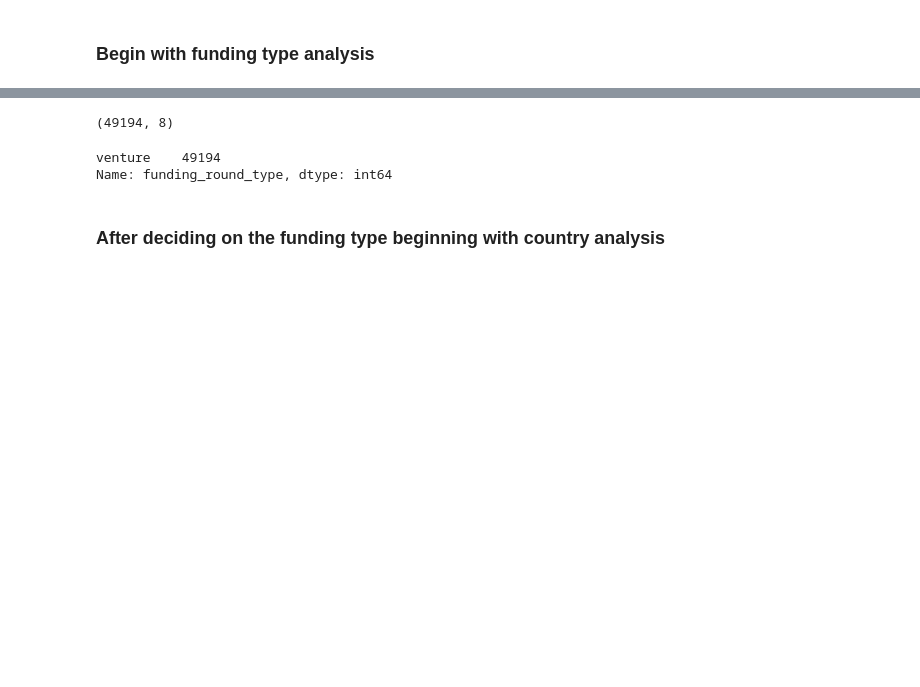
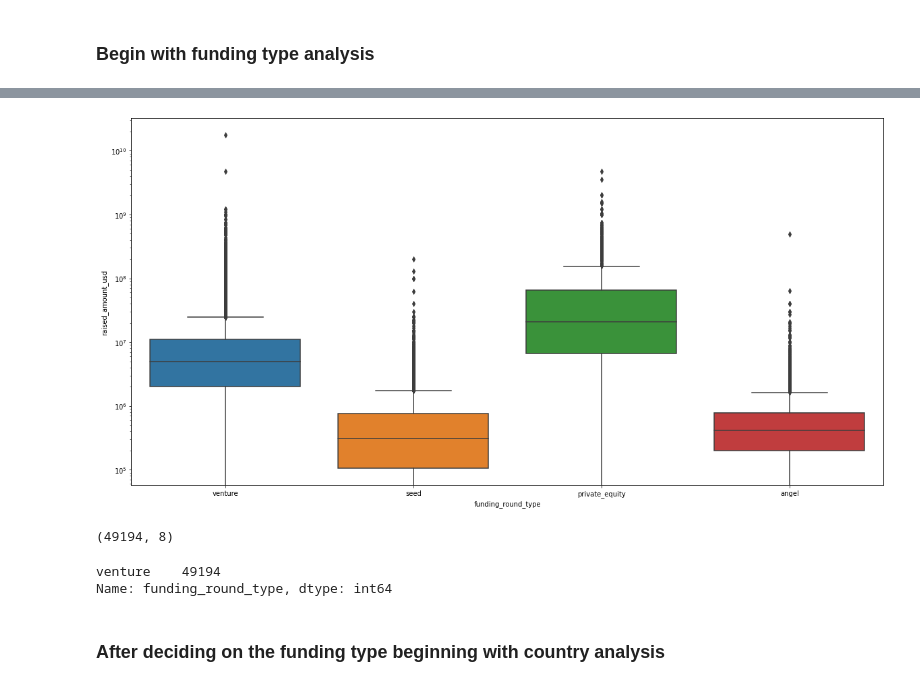
Before and after one commit to PCP4Dev/AI, a Jupyter notebook: InvestmentAssignment/Investment Assignment.ipynb, the cells around one changed output, grey strips where cells are left out. Cells and saved outputs as stored; diff of their text form; code cells hidden in the pictures; blank space fills up the shorter version.

```diff
--- a/InvestmentAssignment/Investment Assignment.ipynb
+++ b/InvestmentAssignment/Investment Assignment.ipynb
@@ -359,3 +366,11 @@ plt.show()
+# %%
+# Box plots for raised amount by each desired funding type
+plt.figure(figsize=[20,10])
+g = sns.boxplot(master_frame_plotFundingType['funding_round_type'], master_frame_plotFundingType.raised_amount_usd)
+g.set_yscale("log") # y axis by log scale for clearity in plot
+plt.show()
+# %% [output]
+[figure, added]
 # %%
 # Choosing funding as 'venture' for investing the funds.
 # Hence focussing the further analysis with this funding type and filtering the master_frame
```
Also changed, not shown: parts of 5 cells of this notebook, 2 other files.
